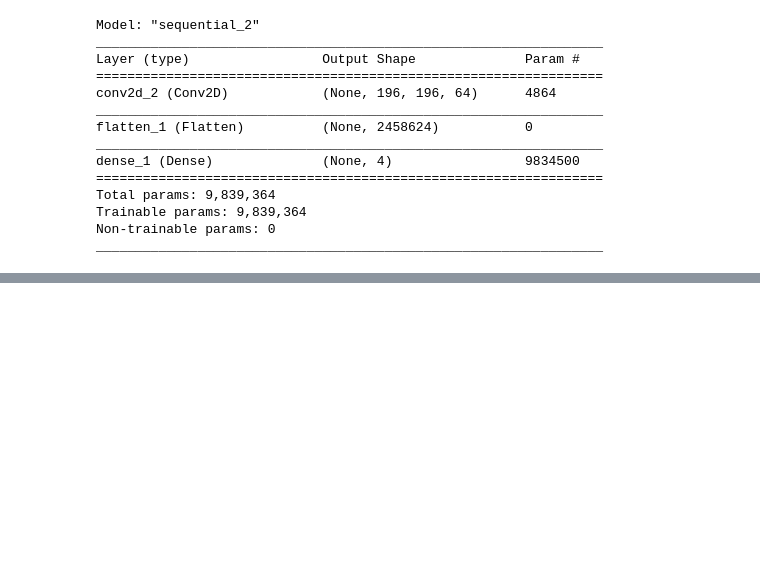
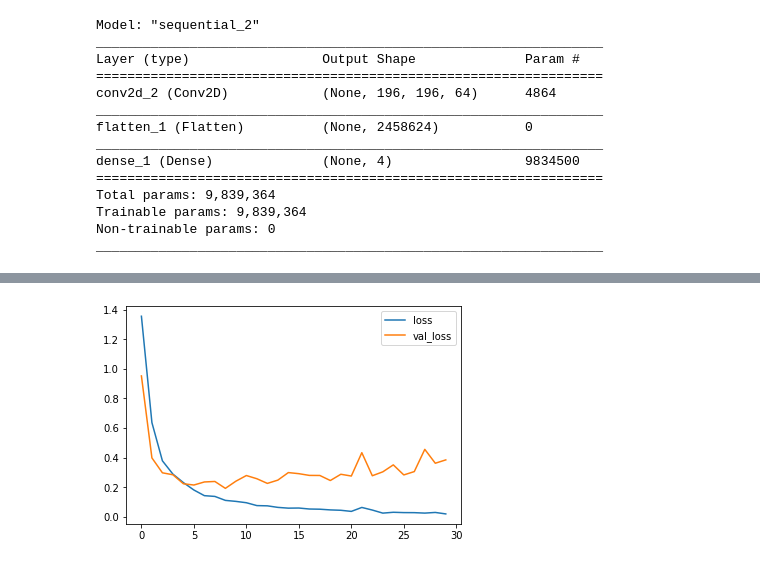
Before and after one commit to arashag/Jewelry_Recommender_System, a Jupyter notebook: Jewellery_Classification_CNN.ipynb, the cells around one changed output, grey strips where cells are left out. Saved outputs shown, nothing was run; the diff lists cells and outputs as text; code cells hidden in the pictures; blank space fills up the shorter version.

```diff
--- a/Jewellery_Classification_CNN.ipynb
+++ b/Jewellery_Classification_CNN.ipynb
@@ -245,0 +394,31 @@ _________________________________________________________________
+# %%
+np.random.seed(42)
+tf.random.set_seed(42)
+
+# Adding Layers
+model3=Sequential()
+model3.add(Input(shape=x_new_train[0].shape))
+model3.add(Conv2D(filters=32,kernel_size=3,strides=2,activation='relu',padding='same'))
+model3.add(Conv2D(filters=64,kernel_size=3,strides=2,activation='relu',padding='same'))
+model3.add(Conv2D(filters=128,kernel_size=3,strides=2,activation='relu',padding='same'))
+model3.add(Conv2D(filters=256,kernel_size=3,strides=2,activation='relu',padding='same'))
+model3.add(Conv2D(filters=512,kernel_size=3,strides=2,activation='relu',padding='same'))
+
+model3.add(Flatten())
+model3.add(Dropout(0.2,seed=42))
+model3.add(Dense(256,activation='relu'))
+model3.add(Dropout(0.2,seed=42))
+
+model3.add(Dense(4,activation='softmax'))
+
+model3.compile(optimizer='adam',
+              loss='sparse_categorical_crossentropy',
+              metrics=['accuracy'])
+# Adding early stopping criteria
+early_stopping = tf.keras.callbacks.EarlyStopping(monitor='val_accuracy', patience=7)
+
+# Adding checkpoint to save the best model after early stopping
+checkpoint=tf.keras.callbacks.ModelCheckpoint('best_model_2.h5',monitor='val_accuracy',save_best_only=True)
+
+#fitting the model
+r_new_3 = model3.fit(x_new_train, y_new_train, validation_data=(x_new_val, y_new_val), epochs=30,callbacks=[early_stopping,checkpoint])
@@ -245,0 +451,6 @@ _________________________________________________________________
+# %%
+plt.plot(r_new_3.history['loss'],label='loss')
+plt.plot(r_new_3.history['val_loss'],label='val_loss')
+plt.legend();
+# %% [output]
+[figure, added]
```
Also changed, not shown: parts of 37 cells of this notebook, 1 other file.
